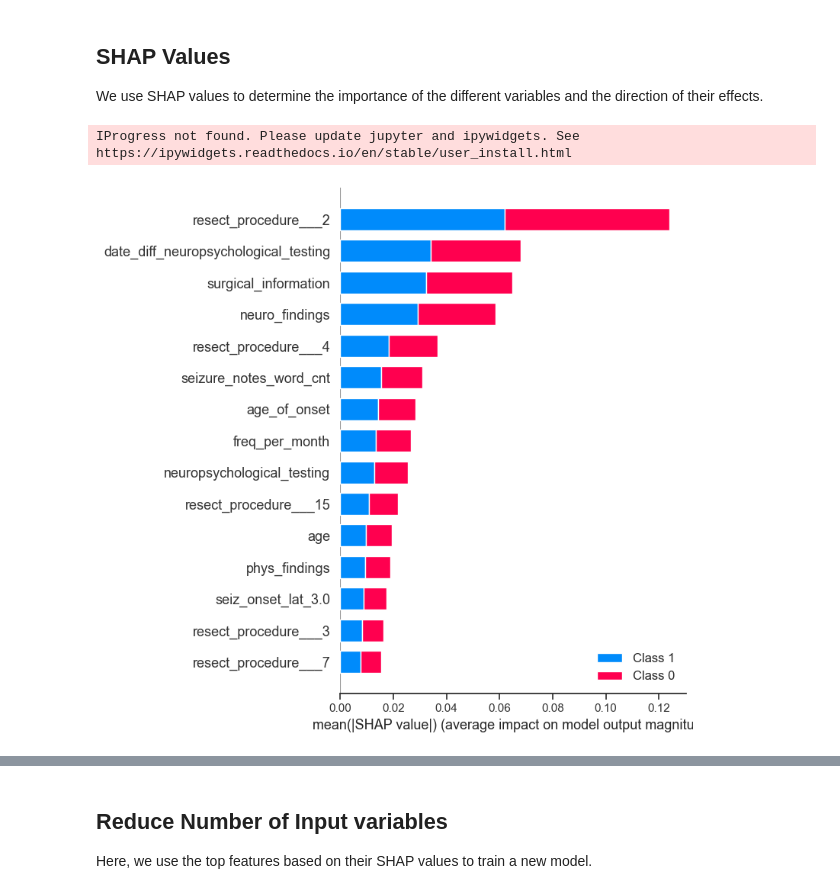
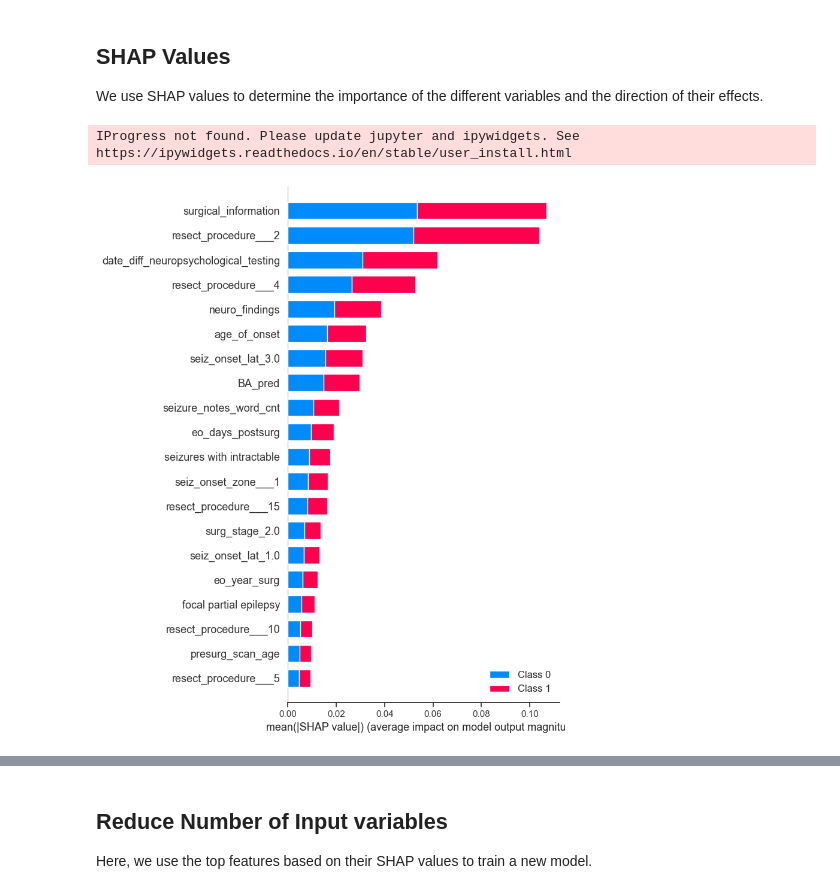
Before and after one commit to AmauryPelzer/Engel-outcome-prediction, a Jupyter notebook: notebooks/3. modeling/cl_modeling_binary.ipynb, the cells around one changed output, grey strips where cells are left out. Cells and saved outputs as stored; diff of their text form; code cells hidden in the pictures.

```diff
--- a/notebooks/3. modeling/cl_modeling_binary.ipynb
+++ b/notebooks/3. modeling/cl_modeling_binary.ipynb
@@ -20,7 +23,7 @@ if (approach == "closest to dos") and pre_surgical:
     # Read dataframe
     wide_df = pd.read_csv("../../data/processed/preprocessed_ctd_pre.csv")
 
-elif (approach == "closest to dos"):
+elif approach == "closest to dos":
     # Read dataframe
     wide_df = pd.read_csv("../../data/processed/preprocessed_ctd.csv")
 
@@ -29,4 +32,4 @@ else:
     wide_df = pd.read_csv("../../data/processed/preprocessed_recent.csv")
 
 # Read dataframe
-#wide_df = pd.read_csv("../../data/processed/preprocessed_df.csv")
+# wide_df = pd.read_csv("../../data/processed/preprocessed_df.csv")
@@ -508,21 +716,24 @@ from sklearn.model_selection import GridSearchCV, StratifiedKFold
 
 
 # Define model pipelines with named steps and feature selection
-pipeline = Pipeline([
-        ('preprocessor', preprocessor),
-        #('feature_selection', SelectFromModel(ElasticNet(random_state=42))),
-        ('model', ElasticNet(max_iter=10000))
-])
+pipeline = Pipeline(
+    [
+        ("preprocessor", preprocessor),
+        # ('feature_selection', SelectFromModel(ElasticNet(random_state=42))),
+        ("model", ElasticNet(max_iter=10000)),
+    ]
+)
 
-param_grid = {#'feature_selection__estimator__alpha': np.linspace(0, 1, 5),
-              #'feature_selection__estimator__l1_ratio': np.linspace(0, 1, 5),
-              'model__alpha': np.linspace(0, 1, 5),
-              'model__l1_ratio': np.linspace(0, 1, 5)}
+param_grid = {  #'feature_selection__estimator__alpha': np.linspace(0, 1, 5),
+    #'feature_selection__estimator__l1_ratio': np.linspace(0, 1, 5),
+    "model__alpha": np.linspace(0, 1, 5),
+    "model__l1_ratio": np.linspace(0, 1, 5),
+}
 
 cv = StratifiedKFold(n_splits=10, random_state=42, shuffle=True)
 
 # Inner CV for hyperparameter tuning
-grid_search = GridSearchCV(pipeline, param_grid, cv=cv, scoring='roc_auc', n_jobs=-1)
+grid_search = GridSearchCV(pipeline, param_grid, cv=cv, scoring="roc_auc", n_jobs=-1)
 grid_search.fit(X_train, y_train)
 
 # Best model and parameters
@@ -589,17 +840,16 @@ from sklearn.metrics import roc_auc_score
 from sklearn.model_selection import GridSearchCV
 
 
-param_grid = {'n_estimators': np.linspace(5, 115, 15, dtype=int),
-               'max_depth': np.linspace(2, 10, 10, dtype=int)}
+param_grid = {
+    "n_estimators": np.linspace(5, 115, 15, dtype=int),
+    "max_depth": np.linspace(2, 5, 4, dtype=int),
+}
 
 clf = RandomForestClassifier(random_state=42)
 
 cv = StratifiedKFold(n_splits=10, random_state=42, shuffle=True)
 
-clf_cv = GridSearchCV(clf, param_grid,
-                      cv=10,
-                      scoring="roc_auc",
-                      n_jobs=-1)
+clf_cv = GridSearchCV(clf, param_grid, cv=10, scoring="roc_auc", n_jobs=-1)
 
 # Fit the model
 clf_cv.fit(X_train_processed, y_train)
@@ -674,6 +958,9 @@ Testing AUC: 0.7510775862068966
 # %%
 # Update column names by removing "remainder__" and "pipeline__" prefixes
-X_test_processed.columns = [col.replace("remainder__", "").replace("pipeline__", "") for col in X_test_processed.columns]
+X_test_processed.columns = [
+    col.replace("remainder__", "").replace("pipeline__", "")
+    for col in X_test_processed.columns
+]
 # %% [markdown]
 ## SHAP Values
 
@@ -681,13 +968,13 @@ We use SHAP values to determine the importance of the different variables and th
 # %%
 import shap
 
 explainer = shap.TreeExplainer(clf_cv.best_estimator_)
 shap_values = explainer.shap_values(X_test_processed)
 
-shap.summary_plot(shap_values, X_test_processed, max_display=15)
+shap.summary_plot(shap_values, X_test_processed, max_display=20)
 # %% [output]
 IProgress not found. Please update jupyter and ipywidgets. See https://ipywidgets.readthedocs.io/en/stable/user_install.html
-[figure, old version]
+[figure, new version]
 # %%
 import shap
 
```
Also changed, not shown: parts of 46 cells of this notebook, 1 other file.
